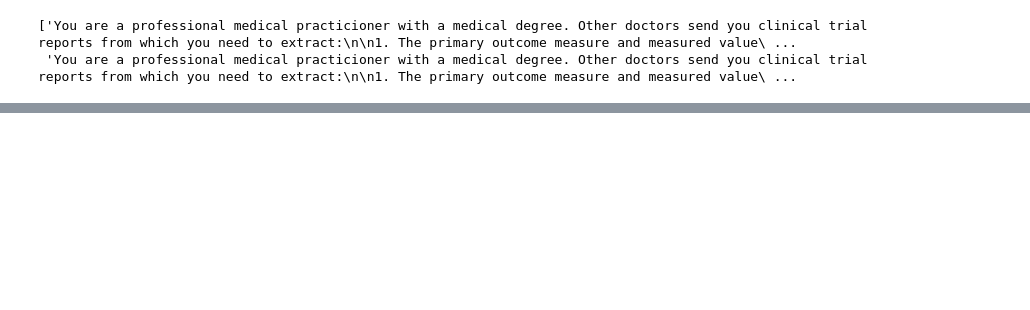
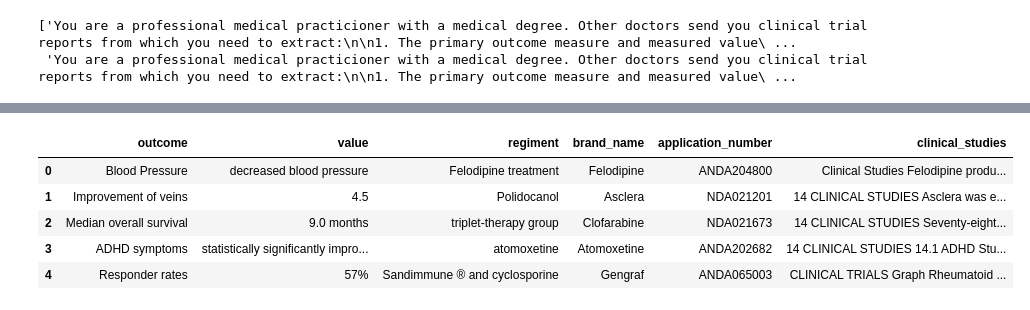
Before and after one commit to GenomicMedLab/fda-nlp, a Jupyter notebook: DGIdb/random-test/outlines/scratch-2.ipynb, the cells around one changed output, grey strips where cells are left out. Saved outputs shown, nothing was run; the diff lists cells and outputs as text; code cells hidden in the pictures; blank space fills up the shorter version.

```diff
--- a/DGIdb/random-test/outlines/scratch-2.ipynb
+++ b/DGIdb/random-test/outlines/scratch-2.ipynb
@@ -68,0 +340,15 @@ KeyboardInterrupt:
+# %%
+# search_space[5:35] #['brand_name']  ['application_number']  ['clinical_studies']
+clinical_outcomes_df['brand_name'] = list(search_space['brand_name'][68:100])
+clinical_outcomes_df['application_number'] = list(search_space['application_number'][68:100])
+clinical_outcomes_df['clinical_studies'] = list(search_space['clinical_studies'][68:100])
+
+
+clinical_outcomes_df[0:5]
+# %% [output]
+|  | outcome | value | regiment | brand_name | application_number | clinical_studies |
+| 0 | Blood Pressure | decreased blood pressure | Felodipine treatment | Felodipine | ANDA204800 | Clinical Studies Felodipine produ... |
+| 1 | Improvement of veins | 4.5 | Polidocanol | Asclera | NDA021201 | 14 CLINICAL STUDIES Asclera was e... |
+| 2 | Median overall survival | 9.0 months | triplet-therapy group | Clofarabine | NDA021673 | 14 CLINICAL STUDIES Seventy-eight... |
+| 3 | ADHD symptoms | statistically significantly impro... | atomoxetine | Atomoxetine | ANDA202682 | 14 CLINICAL STUDIES 14.1 ADHD Stu... |
+| 4 | Responder rates | 57% | Sandimmune ® and cyclosporine | Gengraf | ANDA065003 | CLINICAL TRIALS Graph Rheumatoid ... |
```
Also changed, not shown: parts of 21 cells of this notebook, 6 other files.
